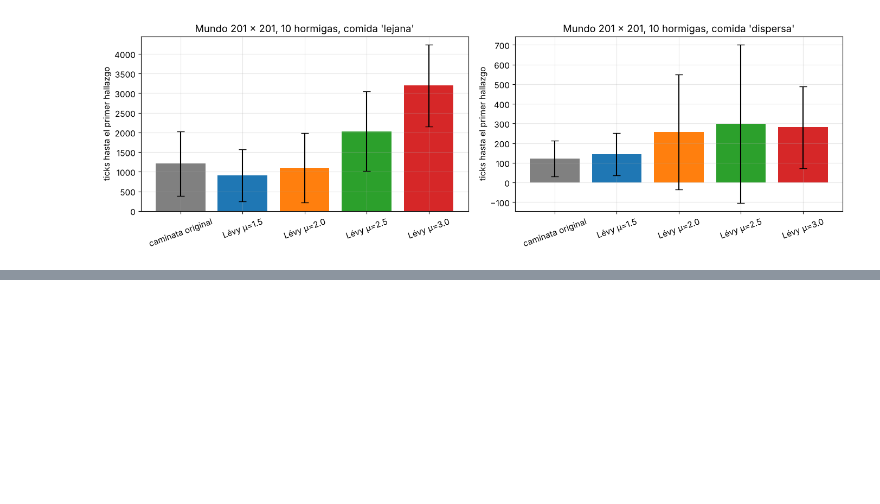
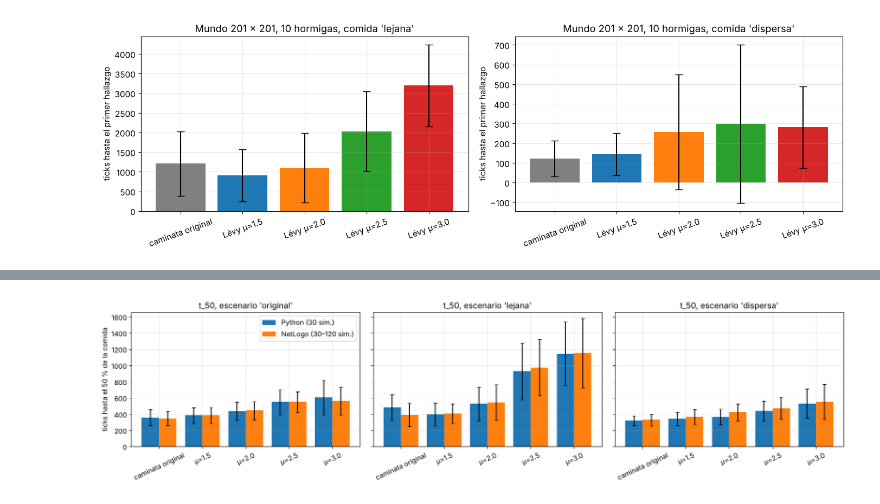
Before and after one commit to uncrayon/biologia-matematica, a Jupyter notebook: _notebooks/mp1-p6-hormigas-levy.ipynb, the cells around one changed output, grey strips where cells are left out. Drawn from its saved outputs; the diff is of its cells as text; code cells hidden in the pictures; blank space fills up the shorter version.

```diff
--- a/_notebooks/mp1-p6-hormigas-levy.ipynb
+++ b/_notebooks/mp1-p6-hormigas-levy.ipynb
@@ -689,0 +743,19 @@ Mundo grande, escenario 'dispersa': tick del primer hallazgo (media ± desv. est
+# %%
+fig, axs = plt.subplots(1, 3, figsize=(17, 4.4), sharey=True)
+x = np.arange(len(ESTRATEGIAS))
+for ax, esc in zip(axs, ESCENARIOS):
+    py = [resultados[(esc, est)][:, 1].mean() for est in ESTRATEGIAS]
+    py_s = [resultados[(esc, est)][:, 1].std() for est in ESTRATEGIAS]
+    g = nl[nl["escenario-comida"] == esc].groupby("estrategia")["tick-50"]
+    nlm = [g.mean()[ETIQUETA[e]] for e in ESTRATEGIAS]
+    nls = [g.std()[ETIQUETA[e]] for e in ESTRATEGIAS]
+    ax.bar(x - 0.2, py, 0.4, yerr=py_s, capsize=3, label="Python (30 sim.)")
+    ax.bar(x + 0.2, nlm, 0.4, yerr=nls, capsize=3, label="NetLogo (30–120 sim.)")
+    ax.set_xticks(x, [ETIQUETA[e].replace("Lévy ", "") for e in ESTRATEGIAS], rotation=25)
+    ax.set_title(f"t_50, escenario '{esc}'")
+axs[0].set_ylabel("ticks hasta el 50 % de la comida")
+axs[0].legend()
+plt.tight_layout()
+plt.show()
+# %% [output]
+[figure, added]
```
Also changed, not shown: parts of 5 cells of this notebook, 9 other files.
